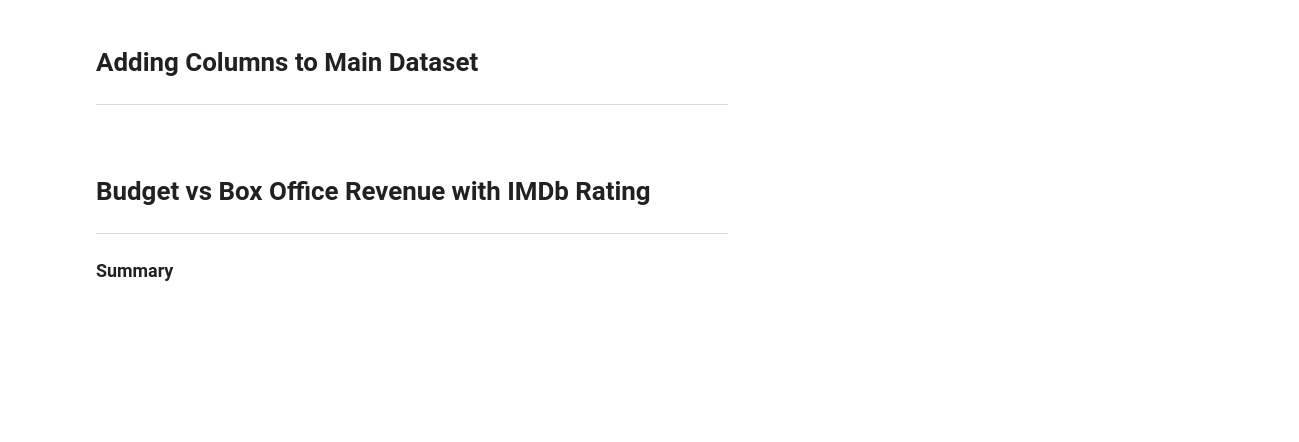
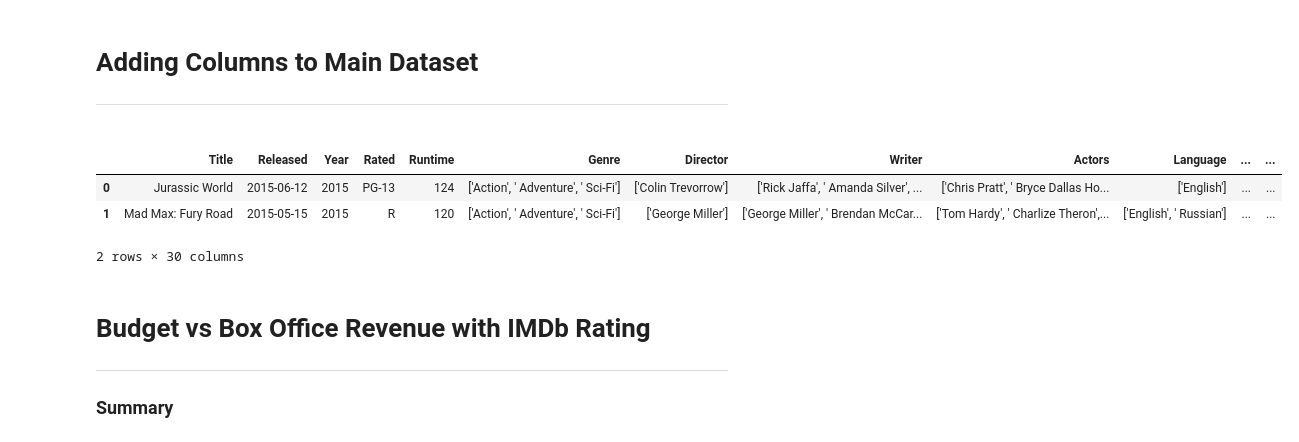
Before and after one commit to PurnimaPathak44/Project-1, a Jupyter notebook: Main Movie Folder/movie_main.ipynb, the cells around one changed output. Cells and saved outputs as stored; diff of their text form; code cells hidden in the pictures; blank space fills up the shorter version.

```diff
--- a/Main Movie Folder/movie_main.ipynb
+++ b/Main Movie Folder/movie_main.ipynb
@@ -42,9 +42,14 @@ df = pd.merge(df, TMBD_df[['imdbID', 'revenue', 'profit', 'popularity']], on="im
 # %%
 # calculate the combined average rating from the three 'Metascore','Rotten Tomatoes','imdbRating' and add as a column
 
-# df['imdbRating'] = df['imdbRating'] * 10
-# df = df.assign(Ratings_Combined = df.loc[:, ['Metascore','Rotten Tomatoes','imdbRating']].mean(axis=1)).round(2)
-# df.head(2)
+df['imdbRating'] = df['imdbRating'] * 10
+df = df.assign(Ratings_Combined = df.loc[:, ['Metascore','Rotten Tomatoes','imdbRating']].mean(axis=1)).round(2)
+df.head(2)
+# %% [output]
+|  | Title | Released | Year | Rated | Runtime | Genre | Director | Writer | Actors | Language | ... | ... |
+| 0 | Jurassic World | 2015-06-12 | 2015 | PG-13 | 124 | ['Action', ' Adventure', ' Sci-Fi'] | ['Colin Trevorrow'] | ['Rick Jaffa', ' Amanda Silver', ... | ['Chris Pratt', ' Bryce Dallas Ho... | ['English'] | ... | ... |
+| 1 | Mad Max: Fury Road | 2015-05-15 | 2015 | R | 120 | ['Action', ' Adventure', ' Sci-Fi'] | ['George Miller'] | ['George Miller', ' Brendan McCar... | ['Tom Hardy', ' Charlize Theron',... | ['English', ' Russian'] | ... | ... |
+2 rows × 30 columns
 # %%
 df = df[df['budget'] >=10000]
 # %% [markdown]
```
Also changed, not shown: parts of 13 cells of this notebook.
